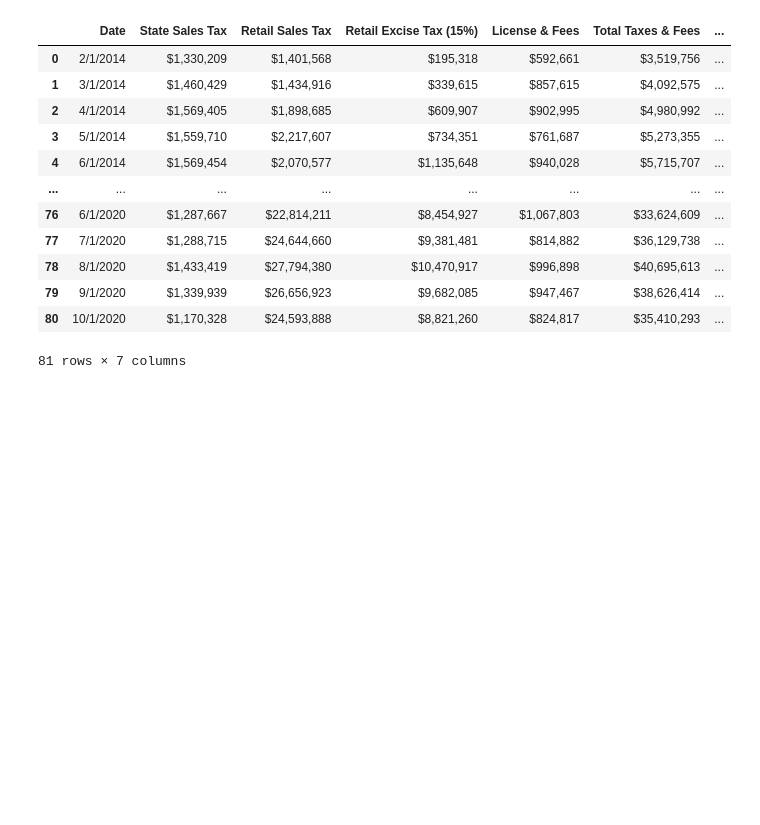
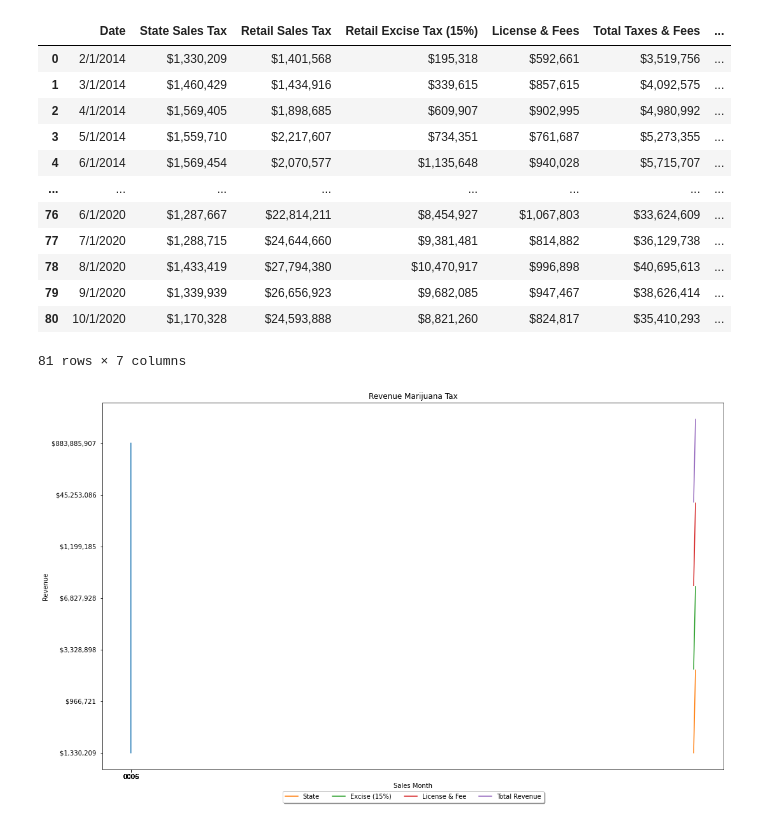
Before and after one commit to julieheadlee/bootcamp_quad, a Jupyter notebook: Total_Tax.ipynb, the cells around one changed output. Saved outputs shown, nothing was run; the diff lists cells and outputs as text; code cells hidden in the pictures; blank space fills up the shorter version.

```diff
--- a/Total_Tax.ipynb
+++ b/Total_Tax.ipynb
@@ -27,3 +37,66 @@ tax_df
 | 79 | 9/1/2020 | $1,339,939 | $26,656,923 | $9,682,085 | $947,467 | $38,626,414 | ... |
 | 80 | 10/1/2020 | $1,170,328 | $24,593,888 | $8,821,260 | $824,817 | $35,410,293 | ... |
 81 rows × 7 columns
+# %%
+# Get data correctly from pandas
+dates = tax_df["Date"].values
+x_values = [dt.datetime.strptime(date, '%m/%d/%Y').date() for date in dates]
+y_values1 = tax_df["State Sales Tax"].replace('[\$,]', '', regex=True).astype(float)
+#y_values2 = tax_df["Retail Sales Tax"].replace('[\$,]', '', regex=True).astype(float)
+y_values3 = tax_df["Retail Excise Tax (15%)"].replace('[\$,]', '', regex=True).astype(float)
+y_values4 = tax_df["License & Fees"].replace('[\$,]', '', regex=True).astype(float)
+y_values5 = tax_df["Total to Date"].replace('[\$,]', '', regex=True).astype(float)
+
+ax = plt.axes()
+date_form = DateFormatter("%Y")
+ax.xaxis.set_major_formatter(date_form)
+#plt.xticks(rotation=70)
+
+# Adjusts number of Y-ticks
+#yloc = plt.MaxNLocator(40)
+#ax.yaxis.set_major_locator(yloc)
+
+# X
+#xloc = plt.MaxNLocator(40)
+#ax.xaxis.set_major_locator(xloc)
+
+x = [2014, 2015, 2016, 2017, 2018, 2019, 2020]
+y = [0, 50, 100, 150, 200, 250, 300]
+
+x_ticks = np.arange(2014, 2021, 1)
+plt.xticks(x_ticks)
+
+y_ticks = np.arange(0, 350, 50)
+plt.yticks(y_ticks)
+
+plt.plot(x, y)
+
+#loc = plticker.MultipleLocator(base=1.0) # this locator puts ticks at regular intervals
+#ax.xaxis.set_major_locator(x_values)
+#ax.xaxis.set_major_locator(matplotlib.ticker.MultipleLocator(1))
+
+#plt.show()
+
+# Plots data
+plt.plot(x_values, tax_df["State Sales Tax"], label = "State")
+#plt.plot(x_values, tax_df["Retail Sales Tax"], label = "Retail")
+plt.plot(x_values, tax_df["Retail Excise Tax (15%)"], label = "Excise (15%)")
+plt.plot(x_values, tax_df["License & Fees"], label = "License & Fee")
+plt.plot(x_values, tax_df["Total to Date"], label = "Total Revenue")
+
+#create title, xaxis, and yaxis
+plt.title("Revenue Marijuana Tax")
+plt.xlabel("Sales Month")
+plt.ylabel("Revenue")
+plt.tight_layout()
+
+# plays with size
+fig = plt.gcf()
+fig.set_size_inches(18.5, 10.5)
+
+# Legend
+ax.legend(loc='upper center', bbox_to_anchor=(0.5, -0.05), fancybox=True, shadow=True, ncol=5)
+
+plt.show()
+# %% [output]
+[figure, added]
```
Also changed, not shown: parts of 1 cell of this notebook, 2 other files.
